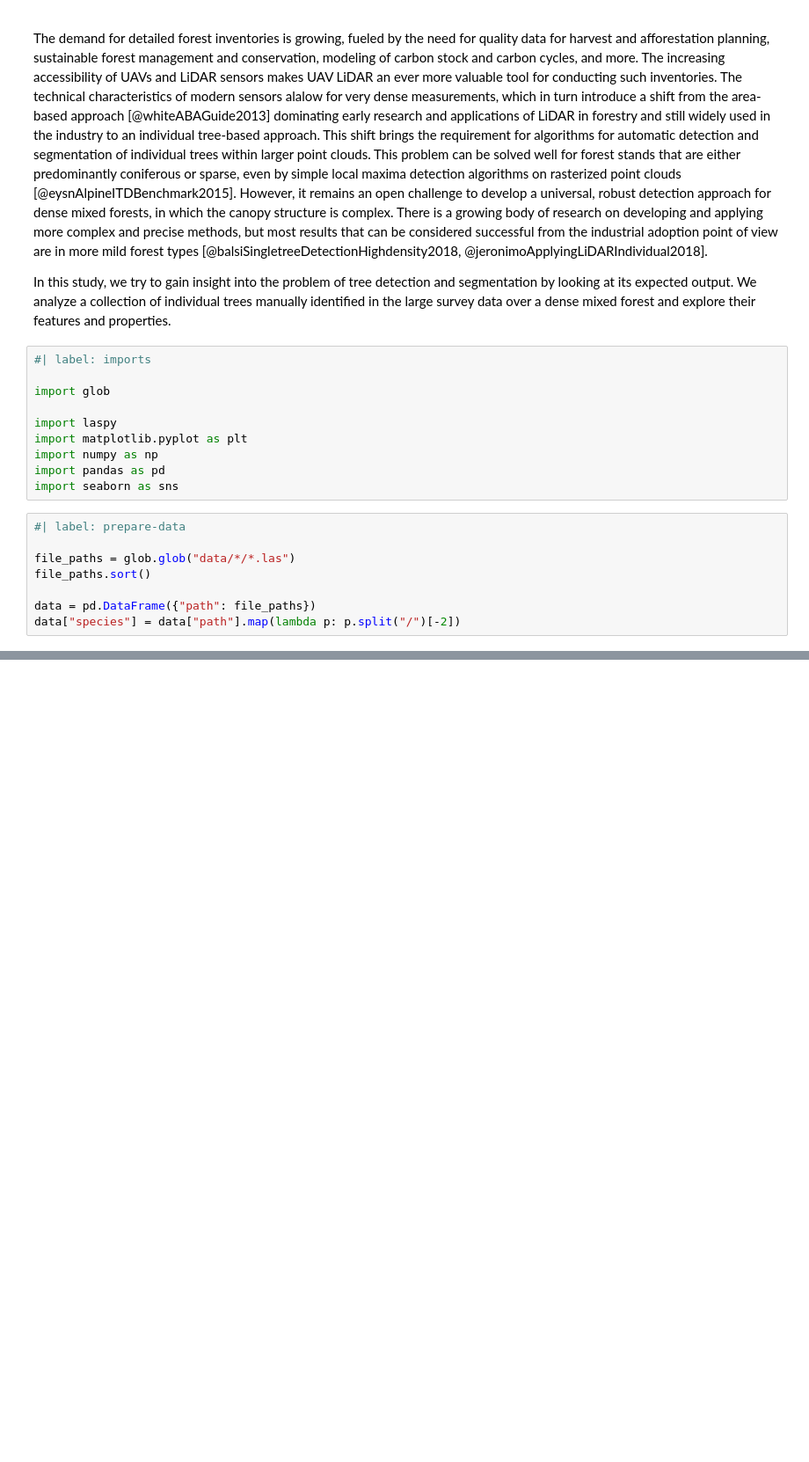
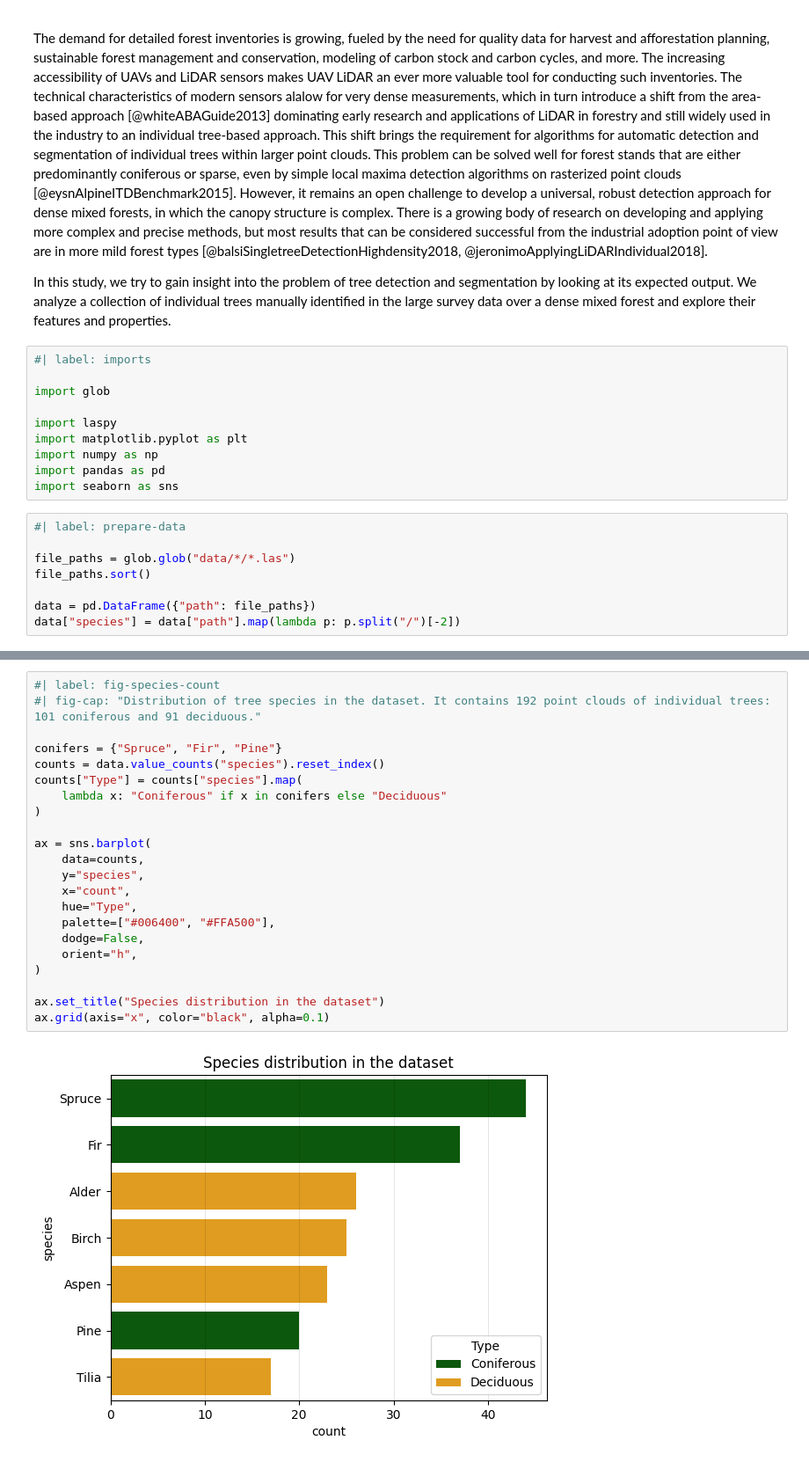
Before and after one commit to iod-ine/igarss2024_tree_clouds, a Jupyter notebook: paper.ipynb, the cells around one changed output, grey strips where cells are left out. Shown at 88% size. Cells and saved outputs as stored; diff of their text form; blank space fills up the shorter version.

```diff
--- a/paper.ipynb
+++ b/paper.ipynb
@@ -69,0 +88,24 @@ data["species"] = data["path"].map(lambda p: p.split("/")[-2])
+# %%
+#| label: fig-species-count
+#| fig-cap: "Distribution of tree species in the dataset. It contains 192 point clouds of individual trees: 101 coniferous and 91 deciduous."
+
+conifers = {"Spruce", "Fir", "Pine"}
+counts = data.value_counts("species").reset_index()
+counts["Type"] = counts["species"].map(
+    lambda x: "Coniferous" if x in conifers else "Deciduous"
+)
+
+ax = sns.barplot(
+    data=counts,
+    y="species",
+    x="count",
+    hue="Type",
+    palette=["#006400", "#FFA500"],
+    dodge=False,
+    orient="h",
+)
+
+ax.set_title("Species distribution in the dataset")
+ax.grid(axis="x", color="black", alpha=0.1)
+# %% [output]
+[figure, added]
```
Also changed, not shown: parts of 6 cells of this notebook.
